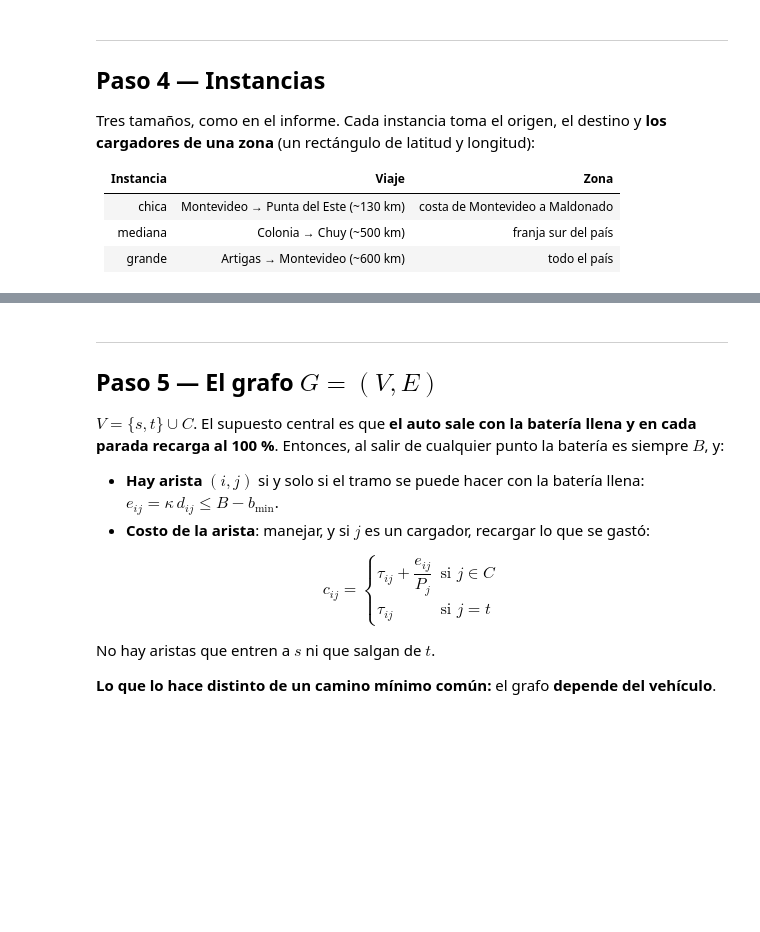
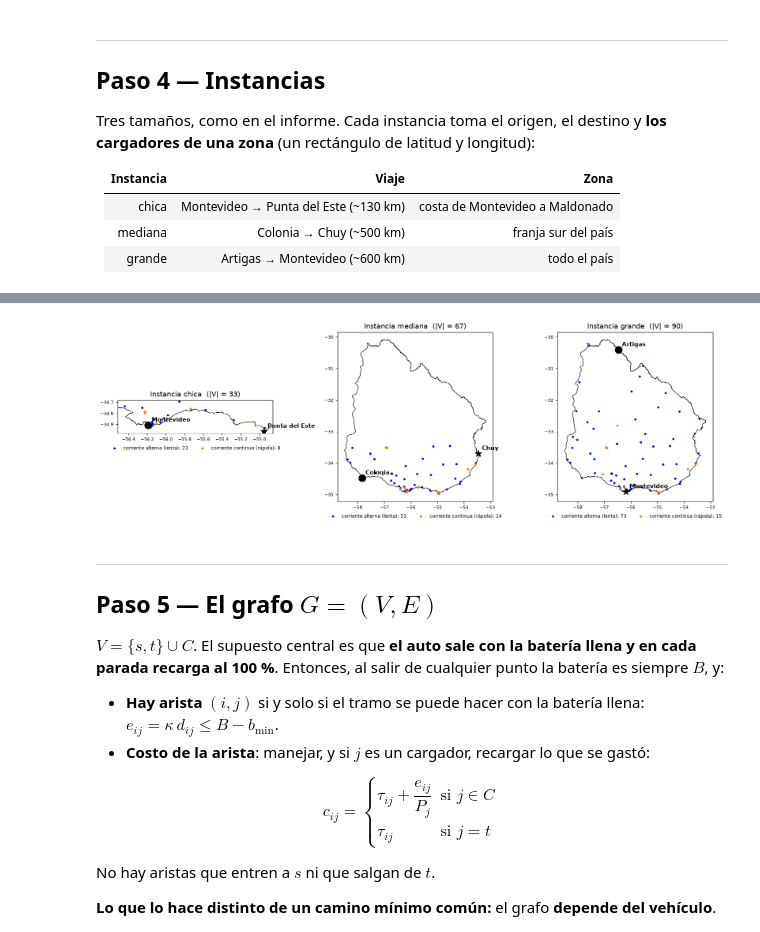
Before and after one commit to constanza-bonino/rutas-vehiculos-electricos-uy, a Jupyter notebook: rutas_ve_uruguay.ipynb, the cells around one changed output, grey strips where cells are left out. Cells and saved outputs as stored; diff of their text form; code cells hidden in the pictures; blank space fills up the shorter version.

```diff
--- a/rutas_ve_uruguay.ipynb
+++ b/rutas_ve_uruguay.ipynb
@@ -648,13 +667,15 @@ display(pd.DataFrame([{"instancia": I.nombre, "viaje": f"{I.origen} → {I.desti
 # %%
 fig, axs = plt.subplots(1, 3, figsize=(15, 5.2))
 for ax, I in zip(axs, INSTANCIAS):
     dibujar_red(ax, PUNTOS.iloc[I.nodos[2:]], titulo=f"Instancia {I.nombre}  (|V| = {I.n})")
     for k, m in ((0, "o"), (1, "*")):
         p = PUNTOS.iloc[I.nodos[k]]
-        ax.scatter(p.lon, p.lat, s=140, marker=m, zorder=5)
+        ax.scatter(p.lon, p.lat, s=140, marker=m, color="black", zorder=5)
         ax.annotate(p.nombre, (p.lon, p.lat), xytext=(6, 6), textcoords="offset points",
                     fontweight="bold")
 plt.tight_layout(); guardar("instancias")
+# %% [output]
+[figure, added]
 # %% [markdown]
 ---
 ## Paso 5 — El grafo $G = (V, E)$
```
Also changed, not shown: parts of 21 cells of this notebook, 9 other files.
